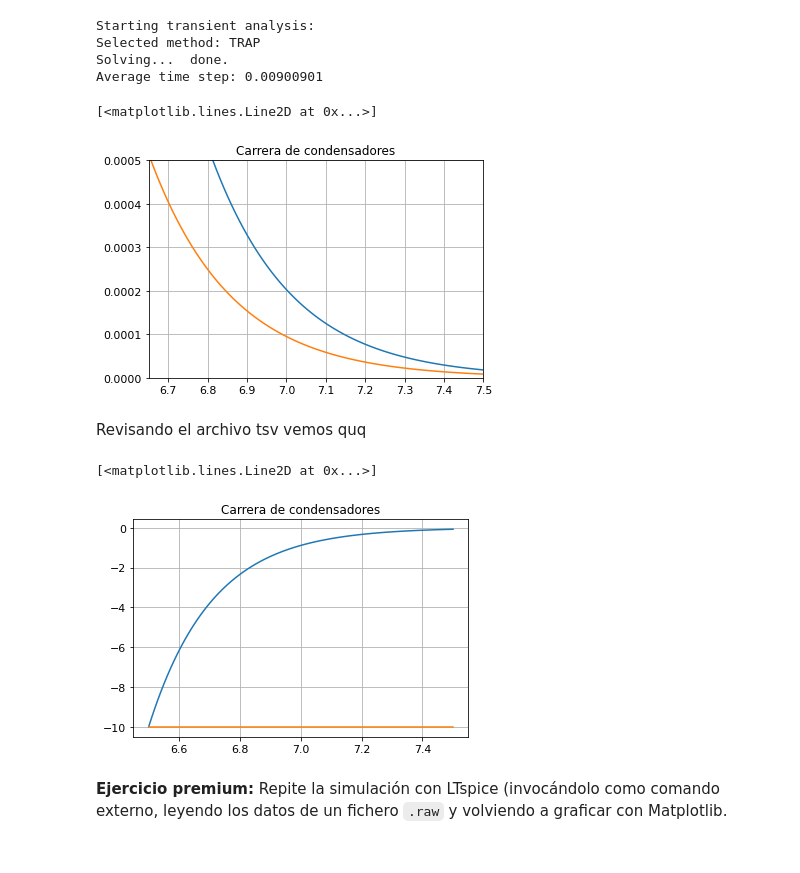
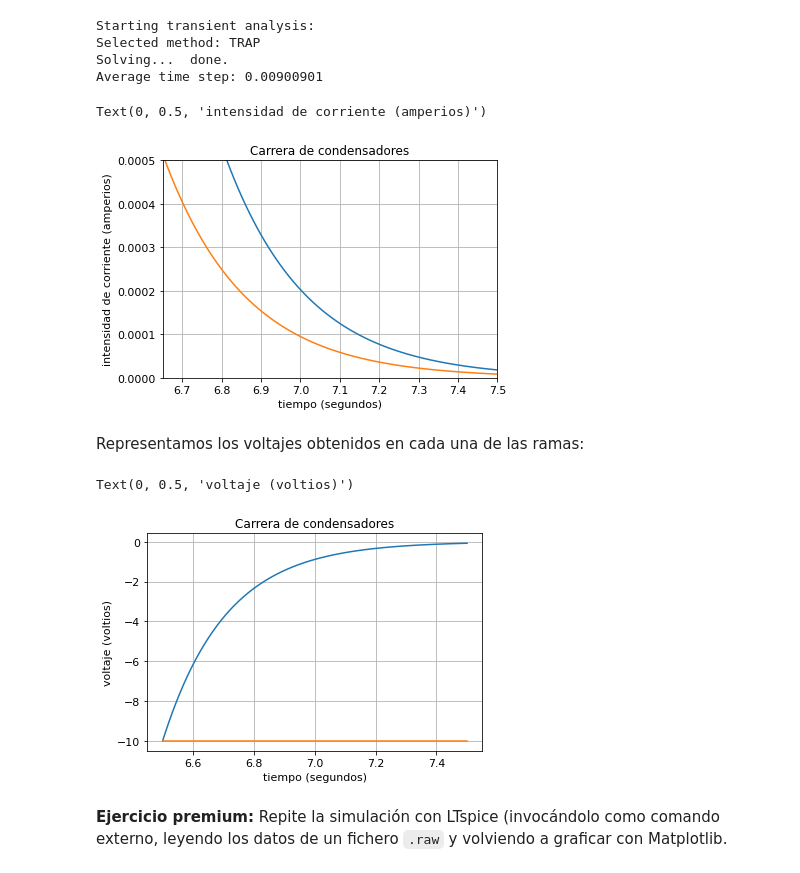
Before and after one commit to layonpower/fisica, a Jupyter notebook: spicelab.ipynb, the cells around one changed output. Saved outputs shown, nothing was run; the diff lists cells and outputs as text; code cells hidden in the pictures.

```diff
--- a/spicelab.ipynb
+++ b/spicelab.ipynb
@@ -1142,16 +1173,18 @@ Average time step: 0.00900901
 # %%
 figura = plt.figure()
 plt.title("Carrera de condensadores")
 plt.xlim(6.65, 7.5)
 plt.ylim(0.0, 0.0005)
 plt.grid()
 plt.plot(resultados['tran']['T'], resultados['tran']['I(V1DUMMY)'],label="Intensidad en C1")
 plt.plot(resultados['tran']['T'], resultados['tran']['I(V2DUMMY)'],label="Intensidad en C2")
+plt.xlabel('tiempo (segundos)')
+plt.ylabel('intensidad de corriente (amperios)')
 # %% [output]
-[<matplotlib.lines.Line2D at 0x...>]
+Text(0, 0.5, 'intensidad de corriente (amperios)')
-[figure, old version]
+[figure, new version]
-# %% [markdown]
-Revisando el archivo tsv vemos quq
+# %% [markdown]
+Representamos los voltajes obtenidos en cada una de las ramas:
 # %%
 figura = plt.figure()
 plt.title("Carrera de condensadores")
@@ -1160,9 +1193,11 @@ plt.grid()
 plt.plot(resultados['tran']['T'], resultados['tran']['V2'])
 #plt.plot(resultados['tran']['T'], resultados['tran']['V3'])
 plt.plot(resultados['tran']['T'], resultados['tran']['V4'])
+plt.xlabel('tiempo (segundos)')
+plt.ylabel('voltaje (voltios)')
 # %% [output]
-[<matplotlib.lines.Line2D at 0x...>]
+Text(0, 0.5, 'voltaje (voltios)')
-[figure, old version]
+[figure, new version]
 # %% [markdown]
 **Ejercicio premium:** Repite la simulación con LTspice (invocándolo como comando externo, leyendo los datos de un fichero `.raw` y volviendo a graficar con Matplotlib.
 # %%
```
Also changed, not shown: parts of 28 cells of this notebook.
